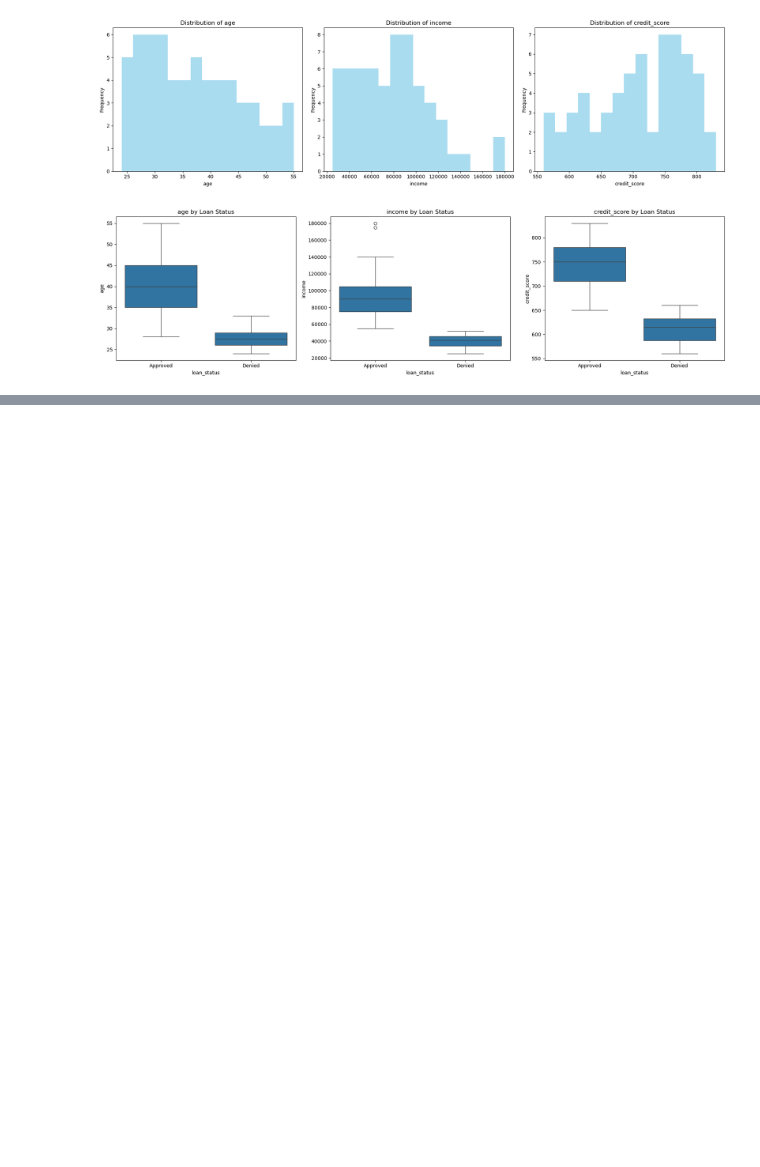
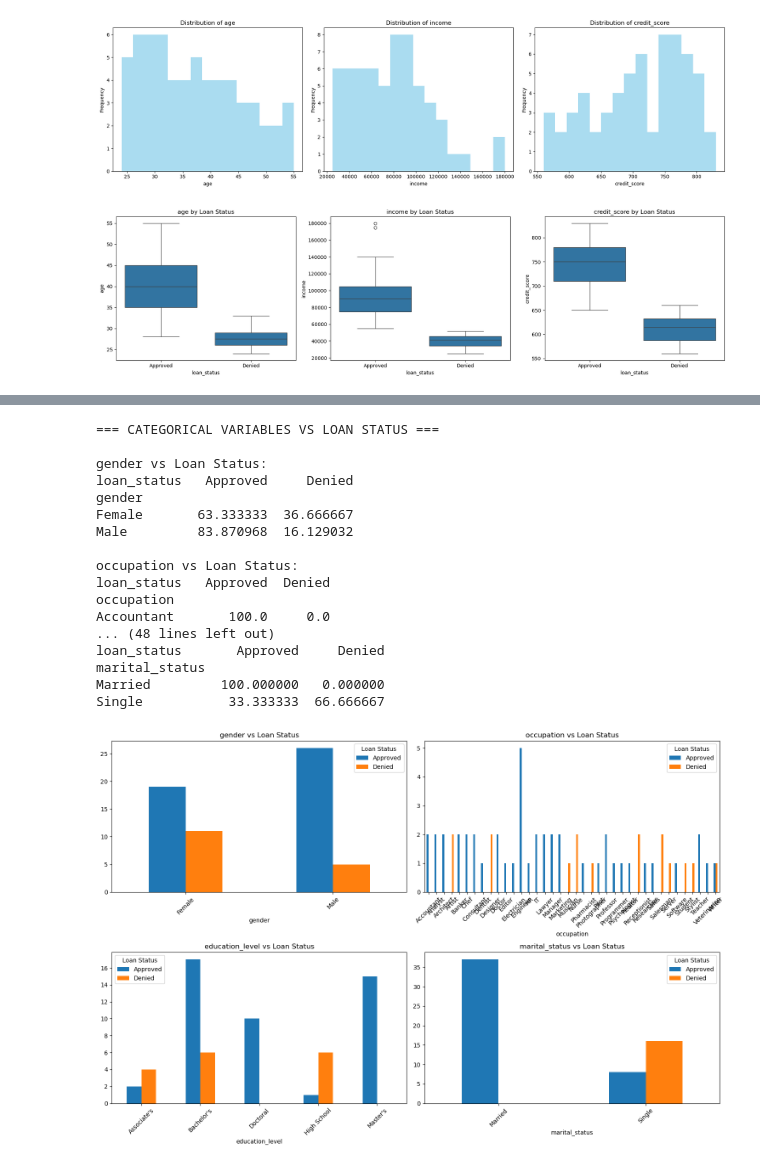
Before and after one commit to dilliram-code/Project-Loan-Classification-Logistic-Regression, a Jupyter notebook: loan_classification.ipynb, the cells around one changed output, grey strips where cells are left out. Saved outputs shown, nothing was run; the diff lists cells and outputs as text; code cells hidden in the pictures; blank space fills up the shorter version.

```diff
--- a/loan_classification.ipynb
+++ b/loan_classification.ipynb
@@ -204,0 +245,39 @@ plt.show()
+# %%
+# Categorical variables vs Loan Status
+
+print("=== CATEGORICAL VARIABLES VS LOAN STATUS ===")
+fig, axes = plt.subplots(2, 2, figsize=(15, 10))
+axes = axes.ravel()
+
+for i, col in enumerate(categorical_cols):
+    # Stacked bar plot
+    pd.crosstab(df[col], df['loan_status']).plot(kind='bar', ax=axes[i])
+    axes[i].set_title(f'{col} vs Loan Status')
+    axes[i].tick_params(axis='x', rotation=45)
+    axes[i].legend(title='Loan Status')
+
+    # Print cross tabulation
+    print(f"\n{col} vs Loan Status:")
+    print(pd.crosstab(df[col], df['loan_status'], normalize='index') * 100)
+
+plt.tight_layout()
+plt.show()
+# %% [output]
+=== CATEGORICAL VARIABLES VS LOAN STATUS ===
+
+gender vs Loan Status:
+loan_status   Approved     Denied
+gender
+Female       63.333333  36.666667
+Male         83.870968  16.129032
+
+occupation vs Loan Status:
+loan_status   Approved  Denied
+occupation
+Accountant       100.0     0.0
+... (48 lines left out)
+loan_status       Approved     Denied
+marital_status
+Married         100.000000   0.000000
+Single           33.333333  66.666667
+[figure, added]
```
Also changed, not shown: parts of 1 cell of this notebook.
